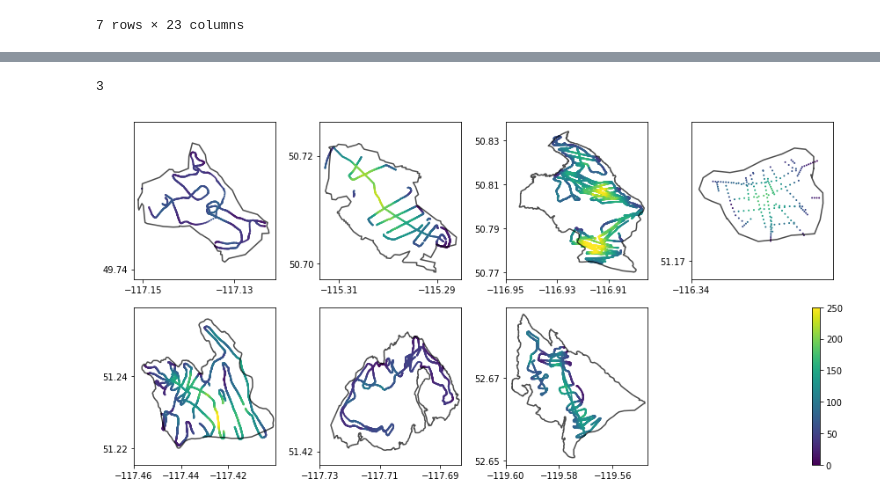
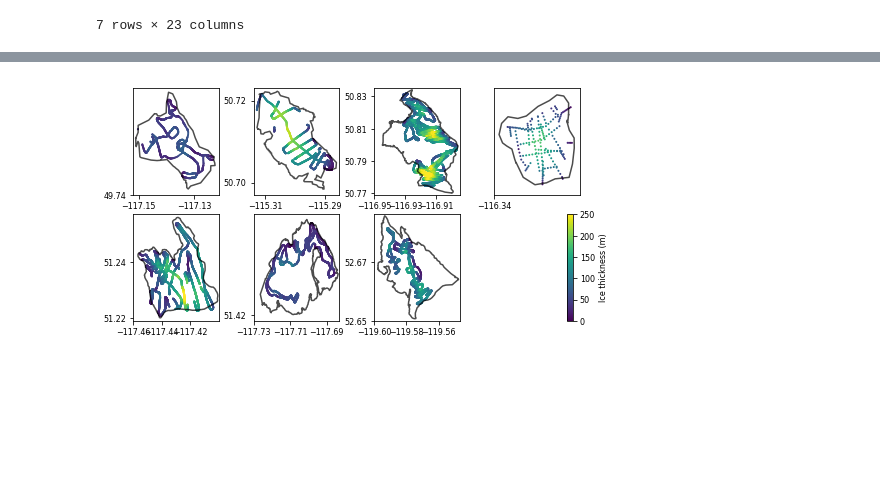
Before and after one commit to bpelto/OGGM-Columbia-Project, a Jupyter notebook: ice_thickness_plot.ipynb, the cells around one changed output, grey strips where cells are left out. Cells and saved outputs as stored; diff of their text form; code cells hidden in the pictures; blank space fills up the shorter version.

Commit message:
improve indexing

```diff
--- a/ice_thickness_plot.ipynb
+++ b/ice_thickness_plot.ipynb
@@ -28,11 +28,19 @@ num = 6 #num determines which gdir and gradient to use, refer to list below to s
 grad = [6.84, 9.8, 7.11, 7.95, 10.84, 6.01, 7.92] # mm w.e. m-1
 
 srtm = [-1.58, -6.95, -6.47, -5.71, -5.86, -6.11, 0.48]
-products_dir = '/home/pelto/Desktop/ice_thick/'
+products_dir = '/home/pelto/Desktop/ice_thick/JoG/'
 glacier = ['Kokanee', 'Haig', 'Conrad', 'W.Washmawapta', 'Illecillewaet', 'Nordic', 'Zillmer']
 # %%
 WORKING_DIR = utils.get_temp_dir('ice_thickness')
 utils.mkdir(WORKING_DIR, reset=True)
 cfg.initialize(logging_level='WORKFLOW')
 cfg.PATHS['working_dir'] = WORKING_DIR
+
+# dx = 100
+# cfg.PARAMS['use_rgi_area'] = False
+cfg.PARAMS['border'] = 10
+
+# Get the RGI glaciers for the run.
+rgi_list = ['RGI60-02.00147', 'RGI60-02.01857', 'RGI60-02.02171', 'RGI60-02.03411', 'RGI60-02.03688'
+            , 'RGI60-02.04264', 'RGI60-02.07780']
 # %% [output]
@@ -48,6 +48,3 @@ cfg.PARAMS['border'] = 10
-# %%
-# Get the RGI glaciers for the run.
-rgi_list = ['RGI60-02.00147', 'RGI60-02.01857', 'RGI60-02.02171', 'RGI60-02.03411', 'RGI60-02.03688', 'RGI60-02.04264', 'RGI60-02.07780']
 # %%
 rgidf = utils.get_rgi_glacier_entities(rgi_list)
 gdirs = workflow.init_glacier_regions(rgidf)
@@ -123,8 +120,3 @@ shape
 | 5 | RGI60-02.03688 | G242566E51237N | 20049999 | 20069999 | -117.434 | 51.2370 | 2 | 3 | 5.944 | 1992 | ... | ... |
 | 6 | RGI60-02.02171 | G243070E50807N | 20049999 | 20069999 | -116.930 | 50.8069 | 2 | 3 | 16.898 | 1855 | ... | ... |
 7 rows × 23 columns
-# %%
-# shape.sort(['RGIId'], ascending)
-shape['order'] = [0,1,2,3,4,5,6]
-# shape.sort_values('RGIId', inplace=True)
-shape
@@ -148,69 +130,43 @@ plt.show()
-# %%
-GIDX=shape[shape.order==i].index[0]
-GIDX
-# %% [output]
-3
 # %%
-f, axarr = plt.subplots(2, 4, sharey=False, sharex=False, figsize=(12, 6))
+f, axarr = plt.subplots(2, 4, sharey=False, sharex=False, figsize=(7,3.5))#(12, 6))
 j, k = 0, 0
 
-shape.sort_values('CenLat', inplace=True)
+shape.sort_values('CenLat', inplace=True, ascending=True) #sort the shapefile objects by latitude
+GIDX= shape.index # save an index of the shapefiles
+count=0
 
 for i in range(7):
-#     geom = gdirs[i].read_shapefile('outlines')
 
     df=DF_Final[DF_Final.index==i]
-    im = axarr[j, k].scatter(df.long[i], df.lat[i], c=df.depth[i], cmap='viridis', vmax=250, vmin=0, s=1.)#, s=10)#, ax=ax); #cmap='Blues',
-#
+    im = axarr[j, k].scatter(df.long[i], df.lat[i], c=df.depth[i], cmap='viridis', vmax=250, vmin=0, s=1.)
 #     axarr[j, k].set_title(glacier[i])
 
-    GIDX=shape[shape.order==i].index[0]
-    x,y=shape[shape.order==i]['geometry'][GIDX].exterior.xy
+    x,y=shape['geometry'][GIDX[count]].exterior.xy
     axarr[j, k].plot(x,y,color='k',alpha=0.7)
 
     ymin = np.round(min(y),3) -0.001
     ymax = np.round(max(y),3) + 0.001
     xmin = np.round(min(x),3) -0.001
     xmax = np.round(max(x),3) + 0.001
-#     axarr[j, k].set_ylim(ymin, ymax)
+
     axarr[j, k].set_xlim(xmin, xmax )
-
+    axarr[j, k].set_ylim(ymin, ymax )
     axarr[j, k].set_xticks(np.round(np.arange(xmin, xmax, 0.02),2))
     axarr[j, k].ticklabel_format(useOffset=False)
     axarr[1, 3].axis('off')
     axarr[j, k].set_yticks(np.round(np.arange(ymin, ymax, 0.02),2))
 
-
-#     axarr[0, 2].plot.colorbar()
-
-#     axarr[j, k].set_xticks
+    count=count+1  # work through the index
 
     k += 1
 
     if i == 3: #changed to 2, 1 worked for 2x2 panel plot
         j += 1
         k = 0
 
-# from mpl_toolkits.axes_grid1.inset_locator import inset_axes
-#     axins = inset_axes(axarr[1, 3],
-#                    width="10%",  # width = 5% of parent_bbox width
-#                    height="100%",  # height : 50%
-#                    loc='lower left',
-#                    bbox_to_anchor=(0, 0., 1, 1),
-#                    bbox_transform=axarr[1, 3].transAxes,
-#                    borderpad=0,
-#                    )
+plt.colorbar(im, pad=0.00, label='Ice thickness (m)')
 
-plt.colorbar(im, pad=0.00) #, cax=axins)
-
-plt.tight_layout()
-plt.savefig(products_dir + 'ice_thickness_all.png', dpi=300)
-
-# ymin = df.lat[i].min() -0.005
-# ymax = df.lat[i].max() + 0.005
-# xmin = np.round(df.long[i].min(),3) -0.001
-# xmax = np.round(df.long[i].max(),3) + 0.001
-# axarr[j, k].set_ylim(ymin, ymax)
-# axarr[j, k].set_xlim(xmin, xmax )
+plt.tight_layout(pad=0)
+plt.savefig(products_dir + 'ice_thickness_all_cbar.pdf', dpi=300)
 # %% [output]
-[figure, old version]
+[figure, new version]
```
Also changed, not shown: parts of 9 cells of this notebook.
